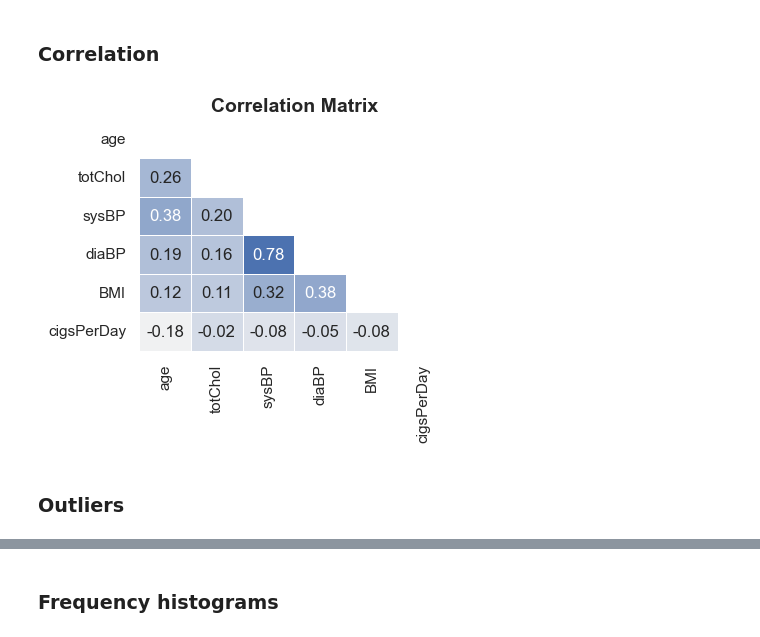
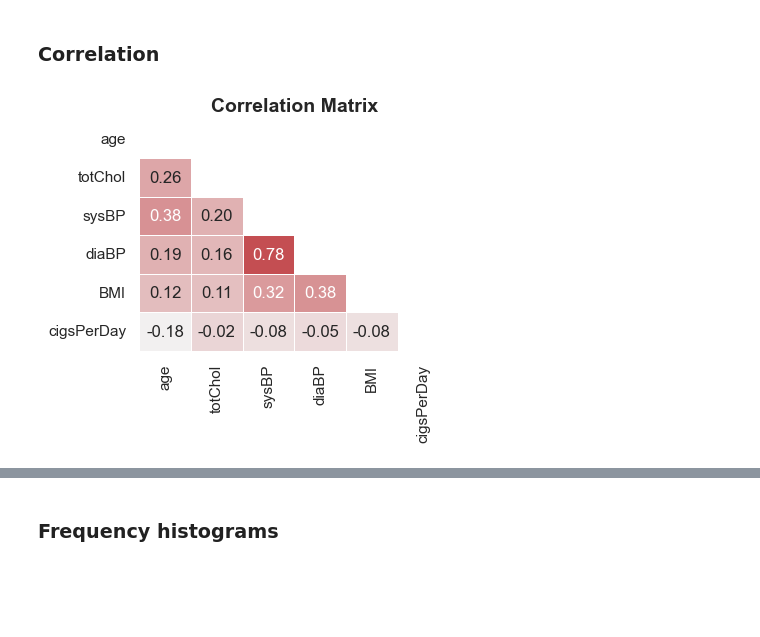
Before and after one commit to TarMatt/Coronary_disease, a Jupyter notebook: uni_project.ipynb, the cells around one changed output, grey strips where cells are left out. Saved outputs shown, nothing was run; the diff lists cells and outputs as text; code cells hidden in the pictures; blank space fills up the shorter version.

```diff
--- a/uni_project.ipynb
+++ b/uni_project.ipynb
@@ -31,38 +30,35 @@ dataframe.head()
 # %% [markdown]
 # 1. Data Exploration
 # %%
-# Divide continuous and discrete and filter out undesired variables
+# Set the desired dataframe
 dataframe = dataframe[dataframe['BPMeds']==0]
-continuous_data = dataframe[['age','totChol','sysBP','diaBP','BMI','cigsPerDay']]
-discrete_data = dataframe[['male','prevalentStroke','diabetes','TenYearCHD']]
 
-data = dataframe[['age','totChol','sysBP','diaBP','BMI','cigsPerDay','male','prevalentStroke','diabetes','TenYearCHD']]
+data = dataframe[['age','totChol','sysBP','diaBP','BMI','cigsPerDay','male','diabetes','TenYearCHD']]
+data.loc[:,'TenYearCHD'] = data['TenYearCHD'].map({1:'At-Risk',0:'Healthy'})
 # %% [markdown]
 ### Correlation
 # %%
 # Correlation matrix
-corr_matrix = continuous_data.corr()
+corr_matrix = data[['age','totChol','sysBP','diaBP','BMI','cigsPerDay']].corr()
 
 plt.figure(figsize=(4, 3))
 sns.set(style="white")
-cmap=sns.color_palette("light:b", as_cmap=True)
+cmap=sns.color_palette("light:r", as_cmap=True)
 mask = np.triu(np.ones_like(corr_matrix, dtype=bool),k=0)
 
 sns.heatmap(
     corr_matrix,
     mask=mask,
     annot=True,
     cmap=cmap,
     fmt='.2f',
     linewidths=0.5,
     cbar=False
 )
 
 plt.title("Correlation Matrix", fontsize=14, fontweight='bold')
 plt.xticks(rotation=90)
 plt.yticks(rotation=0)
 plt.show()
 # %% [output]
-[figure, old version]
+[figure, new version]
-# %% [markdown]
-### Outliers
```
Also changed, not shown: parts of 27 cells of this notebook.
